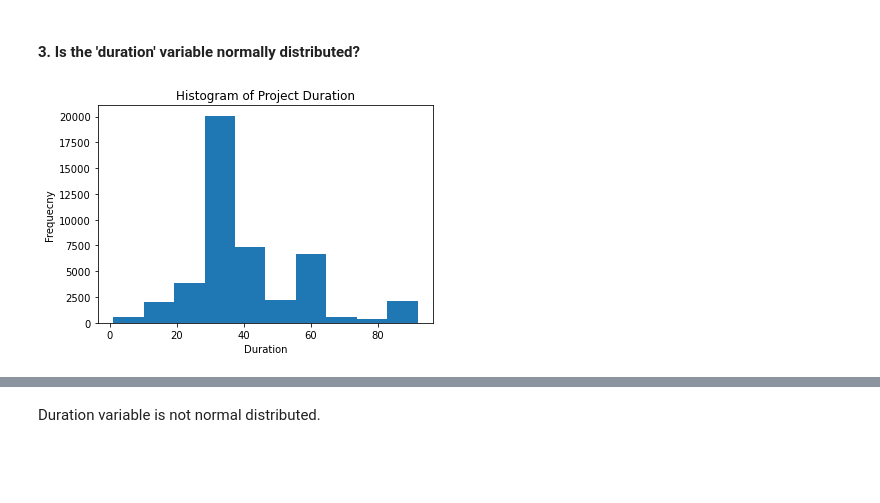
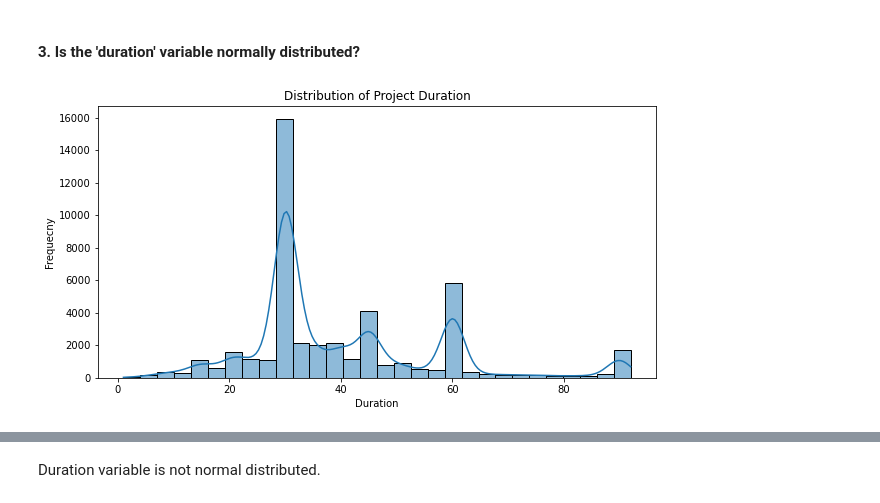
Before and after one commit to cristina-iacob/kickstarter_analysis, a Jupyter notebook: DSI_kickstarterscrape_dataset.ipynb, the cells around one changed output, grey strips where cells are left out. Saved outputs shown, nothing was run; the diff lists cells and outputs as text; code cells hidden in the pictures; blank space fills up the shorter version.

```diff
--- a/DSI_kickstarterscrape_dataset.ipynb
+++ b/DSI_kickstarterscrape_dataset.ipynb
@@ -256,11 +234,12 @@ Skewness_wo_outliers:
 # %% [markdown]
 #### 3. Is the 'duration' variable normally distributed?
 # %%
-plt.hist(ks_df["duration"])
+plt.figure(figsize=(10, 5))
+sns.histplot(ks_df["duration"], kde=True, bins=30)
 plt.xlabel("Duration")
 plt.ylabel("Frequecny")
-plt.title("Histogram of Project Duration")
+plt.title("Distribution of Project Duration")
 plt.show()
 # %% [output]
-[figure, old version]
+[figure, new version]
 [interactive output not drawn]
```
Also changed, not shown: parts of 15 cells of this notebook.
